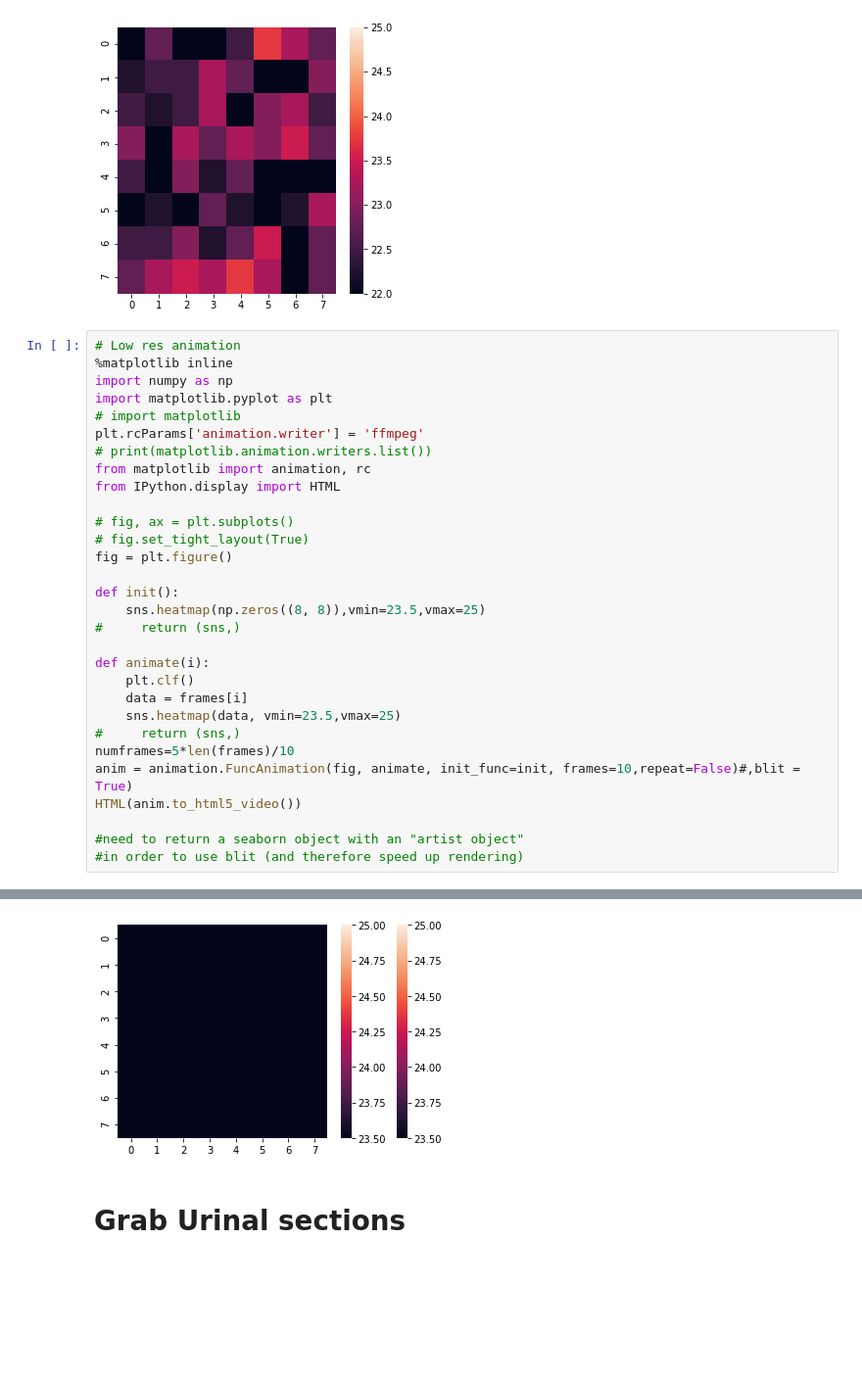
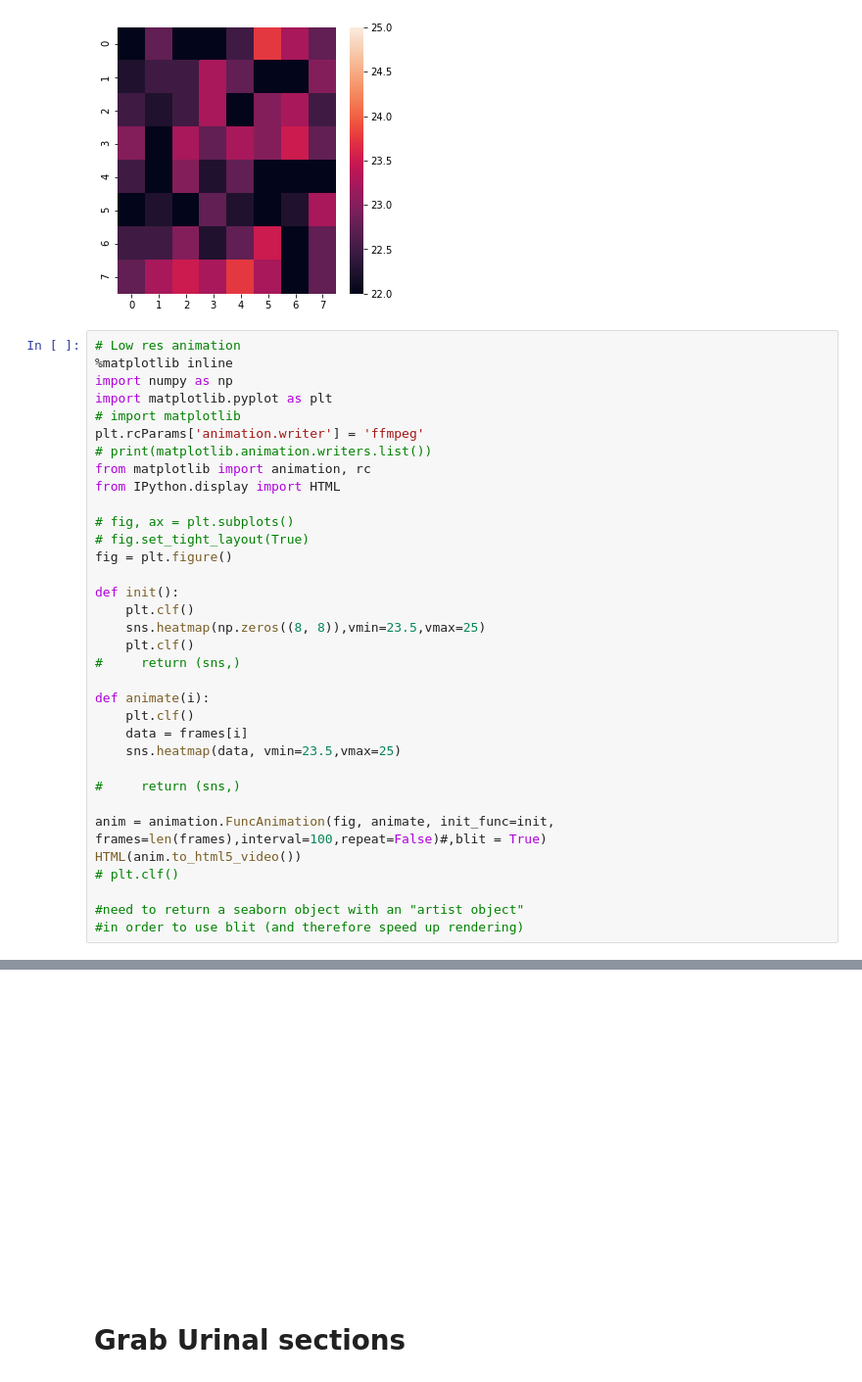
Before and after one commit to bachelor-2020/grideye-testing, a Jupyter notebook: GridEye Experiments.ipynb, the cells around one changed output, grey strips where cells are left out. Shown at 98% size. Cells and saved outputs as stored; diff of their text form; blank space fills up the shorter version.

```diff
--- a/GridEye Experiments.ipynb
+++ b/GridEye Experiments.ipynb
@@ -108,36 +108,40 @@ sns.heatmap(frames[1], vmin=22, vmax=25)
 # %%
 # Low res animation
 %matplotlib inline
 import numpy as np
 import matplotlib.pyplot as plt
 # import matplotlib
 plt.rcParams['animation.writer'] = 'ffmpeg'
 # print(matplotlib.animation.writers.list())
 from matplotlib import animation, rc
 from IPython.display import HTML
 
 # fig, ax = plt.subplots()
 # fig.set_tight_layout(True)
 fig = plt.figure()
 
 def init():
+    plt.clf()
     sns.heatmap(np.zeros((8, 8)),vmin=23.5,vmax=25)
+    plt.clf()
 #     return (sns,)
 
 def animate(i):
     plt.clf()
     data = frames[i]
     sns.heatmap(data, vmin=23.5,vmax=25)
+
 #     return (sns,)
-numframes=5*len(frames)/10
-anim = animation.FuncAnimation(fig, animate, init_func=init, frames=10,repeat=False)#,blit = True)
+
+anim = animation.FuncAnimation(fig, animate, init_func=init, frames=len(frames),interval=100,repeat=False)#,blit = True)
 HTML(anim.to_html5_video())
+# plt.clf()
 
 #need to return a seaborn object with an "artist object"
 #in order to use blit (and therefore speed up rendering)
 # %% [output]
 [interactive output not drawn]
-[figure, old version]
+[figure, new version]
 # %% [markdown]
 # Grab Urinal sections
 # %%
```
Also changed, not shown: parts of 33 cells of this notebook, 1 other file.
